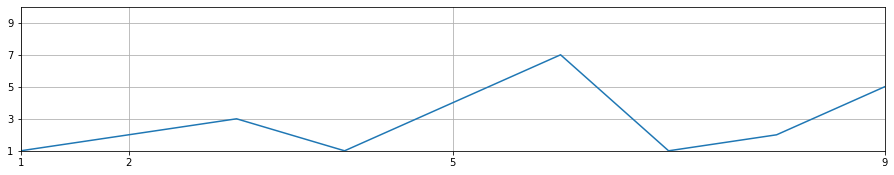
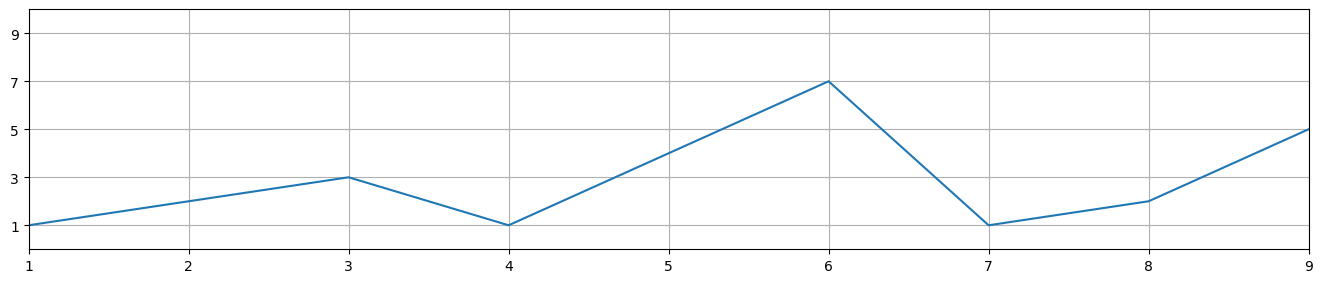
Unified diff of the notebook cell whose output changed from the first chart to the second:
--- before
+++ after
@@ -1,9 +1,10 @@
 x = range(1,10)
 y = [1,2,3,1,4,7,1,2,5]
+#plt.plot(x,y)
 fig=plt.figure()
 ax=fig.add_axes([0,0,2,0.5])
-ax.set_ylim([1,10])
+ax.set_ylim([0,10])
 ax.set_xlim([1,9])
-ax.set_xticks([1,2,5,9])
+ax.set_xticks(range(1,10))
 ax.set_yticks([1,3,5,7,9])
 ax.grid()

Commit: fifth chapter done